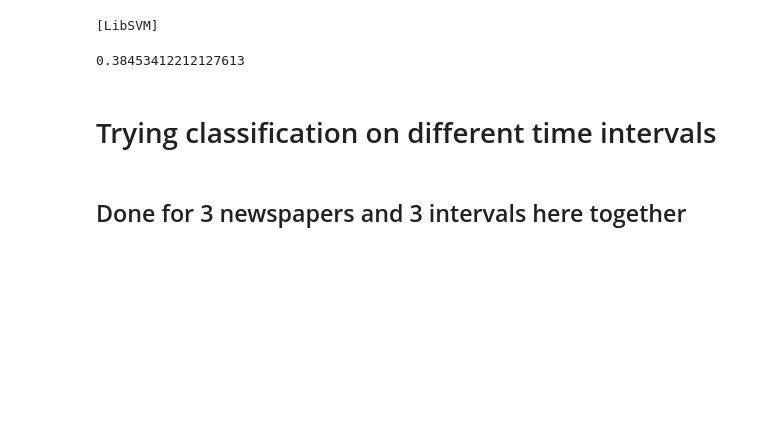
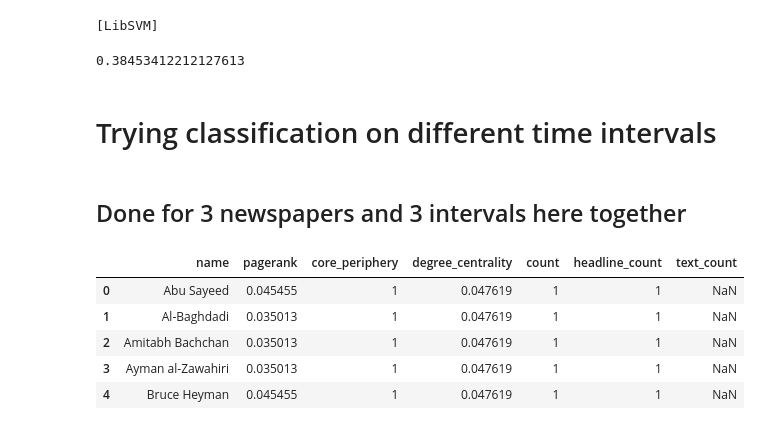
Before and after one commit to shoumikchow/Research, a Jupyter notebook: Classification.ipynb, the cells around one changed output. Cells and saved outputs as stored; diff of their text form; code cells hidden in the pictures; blank space fills up the shorter version.

```diff
--- a/ML.ipynb
+++ b/Classification.ipynb
@@ -499,3 +499,14 @@ for index, file in enumerate(ds_month_interval):
             writer.writerow(["Logistic accuracy for " + file, "ONLY ONE CORE EXISTS"])
 
         writer.writerow([])
+# %%
+df = pd.read_pickle('Data/Processed Data/Intervals/DS/3 month/ml_42.pkl')
+# %%
+df.head()
+# %% [output]
+|  | name | pagerank | core_periphery | degree_centrality | count | headline_count | text_count |
+| 0 | Abu Sayeed | 0.045455 | 1 | 0.047619 | 1 | 1 | NaN |
+| 1 | Al-Baghdadi | 0.035013 | 1 | 0.047619 | 1 | 1 | NaN |
+| 2 | Amitabh Bachchan | 0.035013 | 1 | 0.047619 | 1 | 1 | NaN |
+| 3 | Ayman al-Zawahiri | 0.035013 | 1 | 0.047619 | 1 | 1 | NaN |
+| 4 | Bruce Heyman | 0.045455 | 1 | 0.047619 | 1 | 1 | NaN |
```
Also changed, not shown: 1 other file.
